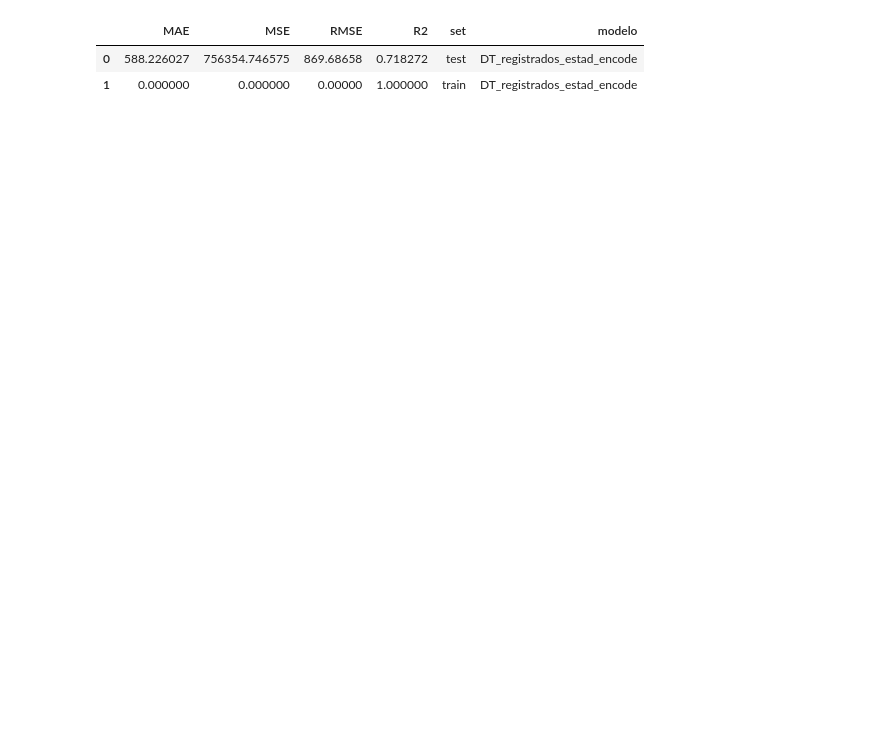
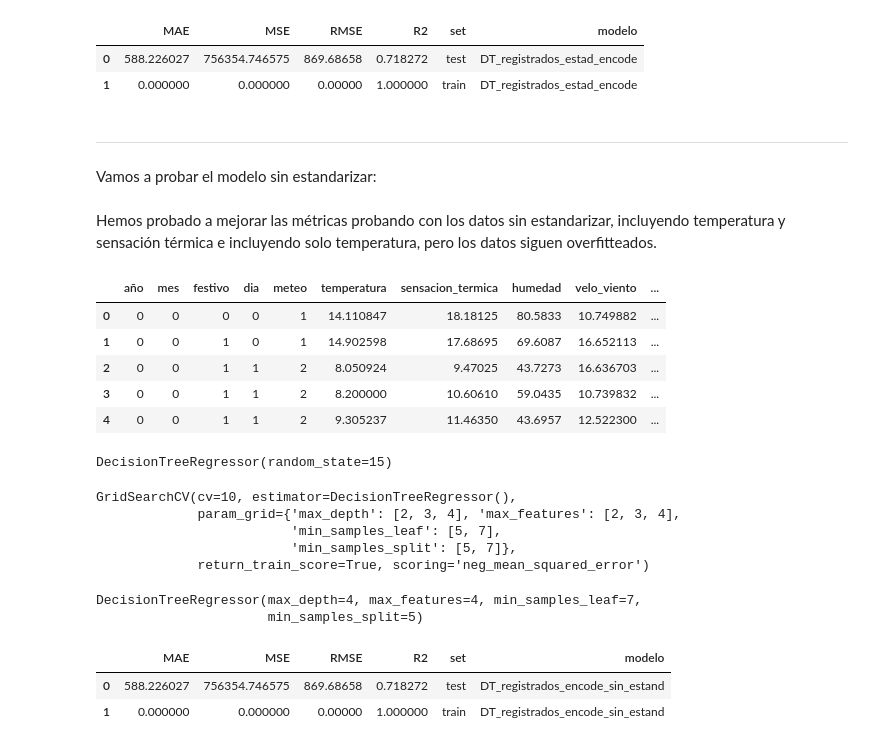
Before and after one commit to GriselleAlanis/project-da-promoE-module3-team1, a Jupyter notebook: Modelo_1_registrados/Ajuste_Metricas_reg.ipynb, the cells around one changed output. Saved outputs shown, nothing was run; the diff lists cells and outputs as text; code cells hidden in the pictures; blank space fills up the shorter version.

Commit message:
Actualizando métricas y RF

```diff
--- a/Modelo_1_registrados/Ajuste_Metricas_reg.ipynb
+++ b/Modelo_1_registrados/Ajuste_Metricas_reg.ipynb
@@ -104,3 +105,18 @@ dt_results
 |  | MAE | MSE | RMSE | R2 | set | modelo |
 | 0 | 588.226027 | 756354.746575 | 869.68658 | 0.718272 | test | DT_registrados_estad_encode |
 | 1 | 0.000000 | 0.000000 | 0.00000 | 1.000000 | train | DT_registrados_estad_encode |
+# %% [markdown]
+___
+Vamos a probar el modelo sin estandarizar:
+# %% [markdown]
+Hemos probado a mejorar las métricas probando con los datos sin estandarizar, incluyendo temperatura y sensación térmica e incluyendo solo temperatura, pero los datos siguen overfitteados.
+# %%
+df2 = pd.read_pickle("../data/bikes_registrados_encod_sin_estand.pkl")
+df2.head()
+# %% [output]
+|  | año | mes | festivo | dia | meteo | temperatura | sensacion_termica | humedad | velo_viento | ... |
+| 0 | 0 | 0 | 0 | 0 | 1 | 14.110847 | 18.18125 | 80.5833 | 10.749882 | ... |
+| 1 | 0 | 0 | 1 | 0 | 1 | 14.902598 | 17.68695 | 69.6087 | 16.652113 | ... |
+| 2 | 0 | 0 | 1 | 1 | 2 | 8.050924 | 9.47025 | 43.7273 | 16.636703 | ... |
+| 3 | 0 | 0 | 1 | 1 | 2 | 8.200000 | 10.60610 | 59.0435 | 10.739832 | ... |
+| 4 | 0 | 0 | 1 | 1 | 2 | 9.305237 | 11.46350 | 43.6957 | 12.522300 | ... |
@@ -106,0 +125,11 @@ dt_results
+# %%
+X2 = df2.drop("usu_registrados", axis = 1)
+y2 = df2["usu_registrados"]
+
+x2_train, x2_test, y2_train, y2_test = train_test_split(X2, y2, test_size = 0.2, random_state = 15)
+
+arbol2 = DecisionTreeRegressor(random_state =15)
+
+arbol2.fit(x2_train, y2_train)
+# %% [output]
+DecisionTreeRegressor(random_state=15)
@@ -106,0 +151,21 @@ dt_results
+# %%
+gs2.fit(x2_train, y2_train)
+# %% [output]
+GridSearchCV(cv=10, estimator=DecisionTreeRegressor(),
+             param_grid={'max_depth': [2, 3, 4], 'max_features': [2, 3, 4],
+                         'min_samples_leaf': [5, 7],
+                         'min_samples_split': [5, 7]},
+             return_train_score=True, scoring='neg_mean_squared_error')
+# %%
+mejor_modelo2 = gs2.best_estimator_
+mejor_modelo2
+# %% [output]
+DecisionTreeRegressor(max_depth=4, max_features=4, min_samples_leaf=7,
+                      min_samples_split=5)
+# %%
+dt_results2 = metricas(y2_test, y2_train, y2_pred_test_dt, y2_pred_train_dt, "DT_registrados_encode_sin_estand")
+dt_results2
+# %% [output]
+|  | MAE | MSE | RMSE | R2 | set | modelo |
+| 0 | 588.226027 | 756354.746575 | 869.68658 | 0.718272 | test | DT_registrados_encode_sin_estand |
+| 1 | 0.000000 | 0.000000 | 0.00000 | 1.000000 | train | DT_registrados_encode_sin_estand |
```
Also changed, not shown: parts of 17 cells of this notebook, 9 other files.
